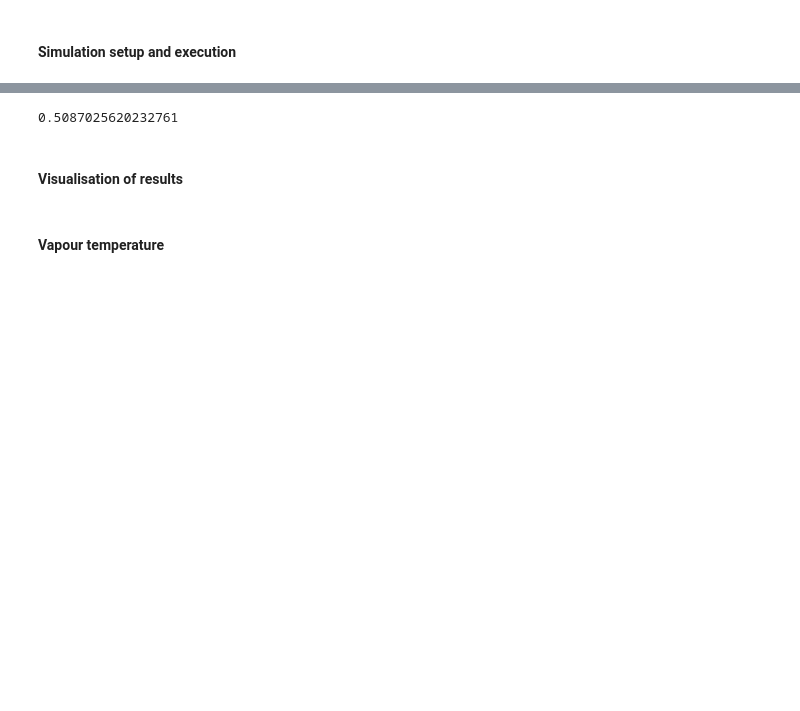
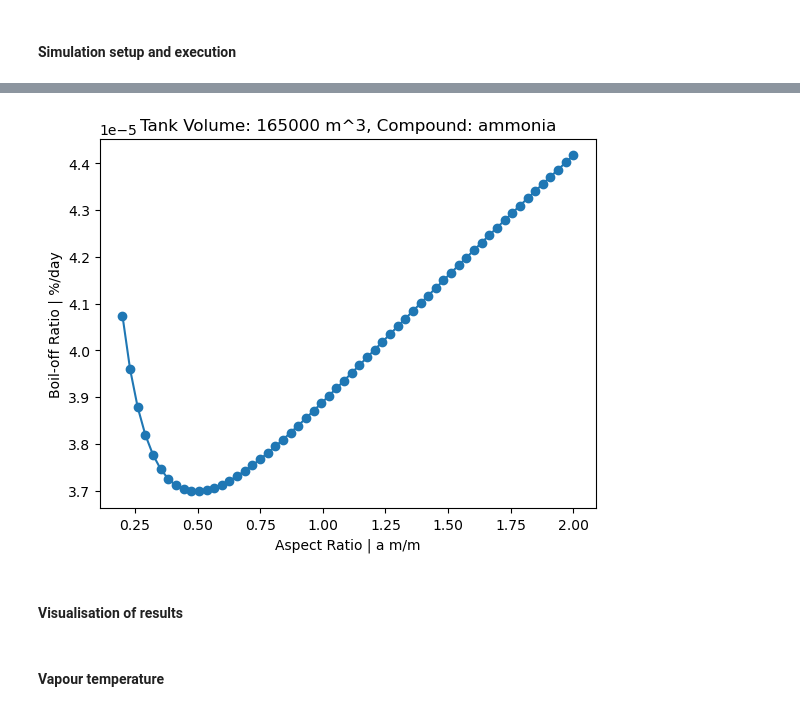
Before and after one commit to felipehuerta17/CryoEvap, a Jupyter notebook: notebooks/ammonia_large_720h.ipynb, the cells around one changed output, grey strips where cells are left out. Drawn from its saved outputs; the diff is of its cells as text; code cells hidden in the pictures; blank space fills up the shorter version.

```diff
--- a/notebooks/ammonia_large_720h.ipynb
+++ b/notebooks/ammonia_large_720h.ipynb
@@ -26,7 +30,8 @@ T_air = 298.15 # Temperature of the environment K
 #V_tank = 60000 # Tank volume / m^3
 V_tank = 165000 # Tank volume / m^3
 
-a = 0.7077
+# a = 0.7077
+a = 0.40857274020683065
 d_i = ((4 * V_tank)/(np.pi * a))**(1/3) # internal diameter / m
 # Thickness of the in % of the internal diameter
 ST = 1.02
@@ -46,11 +51,11 @@ P = 100000 # Pa
 large_tank = Tank(d_i, d_o, V_tank, LF)
 large_tank.set_HeatTransProps(U_L, U_V, T_air, Q_b_fixed = None, Q_roof = 0, eta_w = 0.90)
 
-# Initialise cryogen
+# # Initialise cryogen
 cryogen = Cryogen(name = "ammonia")
 cryogen.set_coolprops(P)
 
-# Set cryogen
+# # Set cryogen
 large_tank.cryogen = cryogen
 
 # Calculate initial evaporation rate
@@ -118,5 +119,5 @@ print(large_tank.cryogen.T_sat)
 # %%
-optimization = Opti(large_tank, time=24)
-opt_aratio = optimization.aspect()
+optimization = Opti(large_tank, time=720)
+opt_aratio = optimization.aspect(verbose=2)
 print(opt_aratio)
 # %% [output]
@@ -126,7 +141,7 @@ Number of iterations: 154, function evaluations: 248, CG iterations: 142, optima
-# %%
-optimization.res.x[0]
-# %% [output]
-0.5087025620232761
+# %%
+optimization.rs_plot()
+# %% [output]
+[figure, added]
 # %% [markdown]
 #### Visualisation of results
 # %% [markdown]
```
Also changed, not shown: parts of 12 cells of this notebook, 15 other files.
